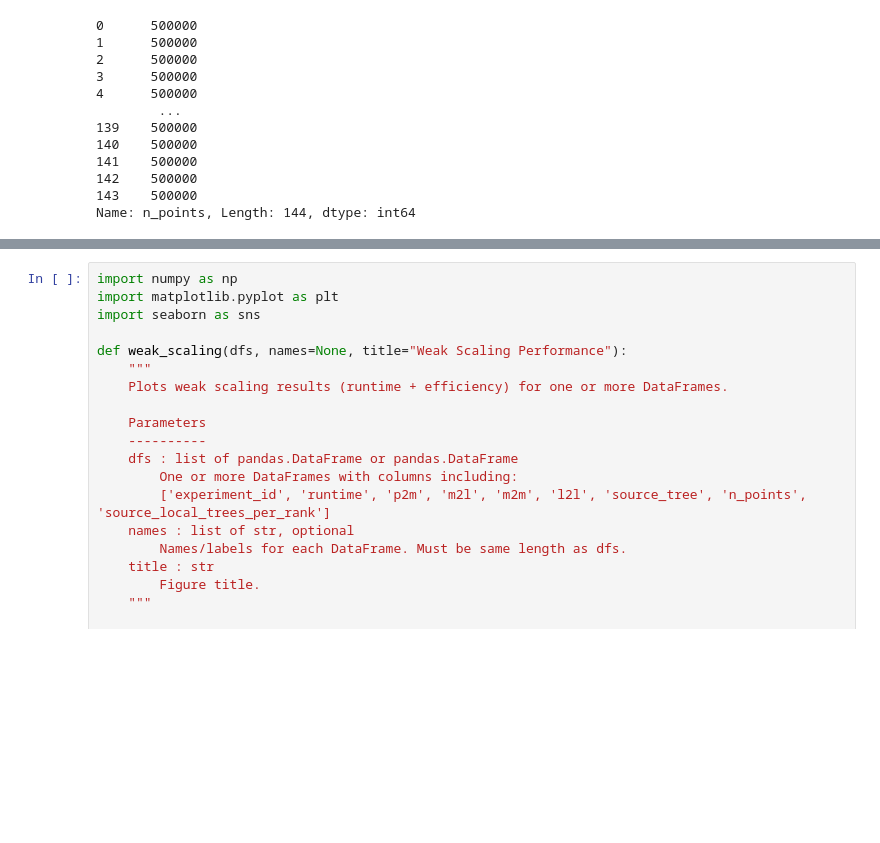
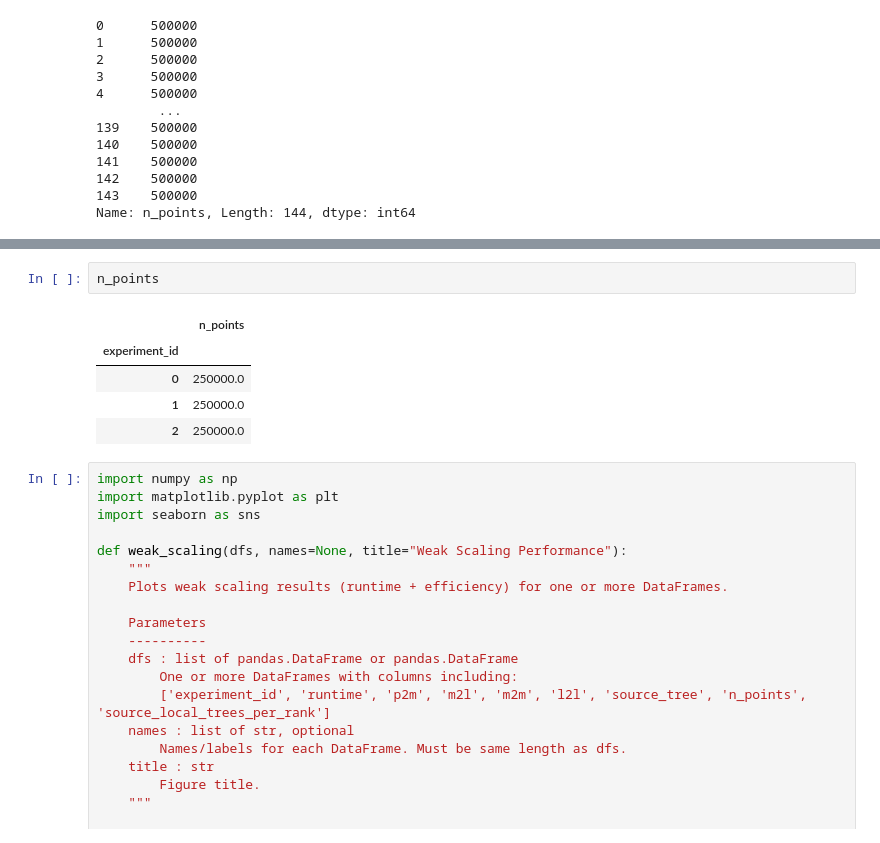
Before and after one commit to bempp/kifmm, a Jupyter notebook: hpc/ijhpca/Weak Scaling.ipynb, the cells around one changed output, grey strips where cells are left out. Saved outputs shown, nothing was run; the diff lists cells and outputs as text; blank space fills up the shorter version.

```diff
--- a/hpc/ijhpca/Weak Scaling.ipynb
+++ b/hpc/ijhpca/Weak Scaling.ipynb
@@ -26,3 +42,11 @@ Name: n_points, Length: 144, dtype: int64
+# %%
+n_points
+# %% [output]
+|  | n_points |
+| experiment_id |  |
+| 0 | 250000.0 |
+| 1 | 250000.0 |
+| 2 | 250000.0 |
 # %%
 import numpy as np
 import matplotlib.pyplot as plt
```
Also changed, not shown: parts of 3 cells of this notebook, 4 other files.
